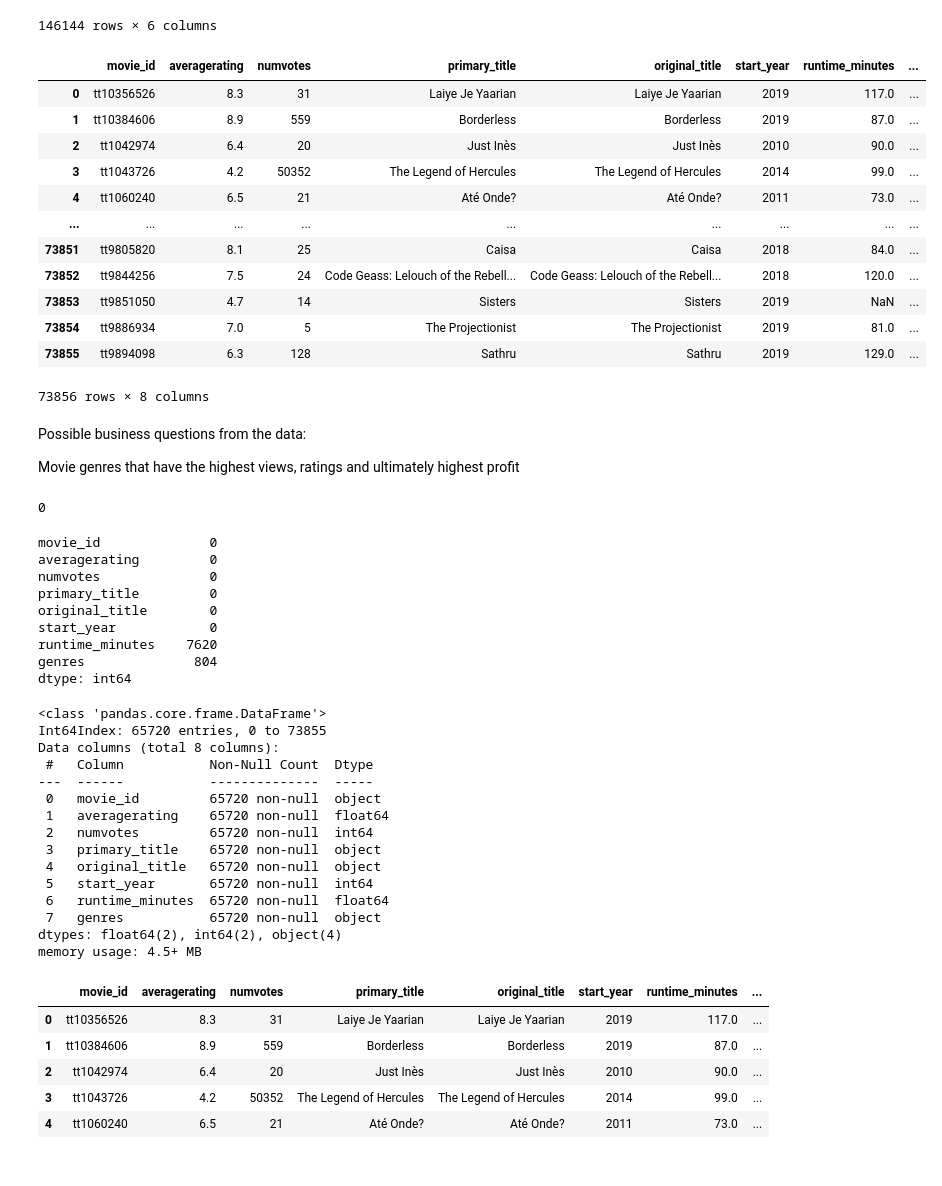
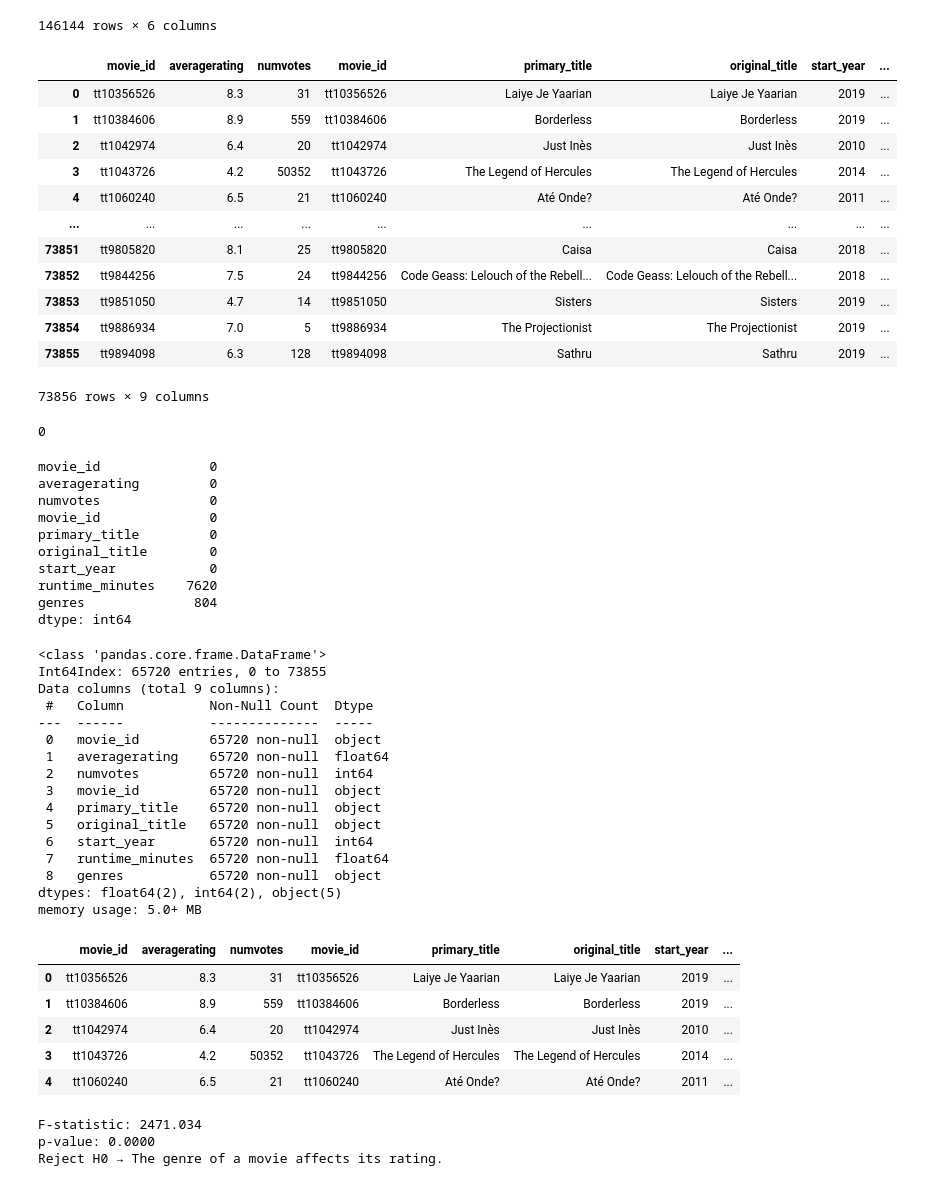
Before and after one commit to Graham-49/Phase2-project, a Jupyter notebook: notebooks/charity.ipynb, the cells around one changed output. Drawn from its saved outputs; the diff is of its cells as text; code cells hidden in the pictures.

```diff
--- a/notebooks/charity.ipynb
+++ b/notebooks/charity.ipynb
@@ -243,29 +259,25 @@ basics
 # %%
 #joining the tables into a single df
 im_df = pd.read_sql("""
                     SELECT *
                     FROM movie_ratings
                     JOIN movie_basics
-                    USING(movie_id);""", conn)
+                    ON movie_basics.movie_id = movie_ratings.movie_id;""", conn)
 im_df
 # %% [output]
-|  | movie_id | averagerating | numvotes | primary_title | original_title | start_year | runtime_minutes | ... |
-| 0 | tt10356526 | 8.3 | 31 | Laiye Je Yaarian | Laiye Je Yaarian | 2019 | 117.0 | ... |
-| 1 | tt10384606 | 8.9 | 559 | Borderless | Borderless | 2019 | 87.0 | ... |
-| 2 | tt1042974 | 6.4 | 20 | Just Inès | Just Inès | 2010 | 90.0 | ... |
-| 3 | tt1043726 | 4.2 | 50352 | The Legend of Hercules | The Legend of Hercules | 2014 | 99.0 | ... |
-| 4 | tt1060240 | 6.5 | 21 | Até Onde? | Até Onde? | 2011 | 73.0 | ... |
+|  | movie_id | averagerating | numvotes | movie_id | primary_title | original_title | start_year | ... |
+| 0 | tt10356526 | 8.3 | 31 | tt10356526 | Laiye Je Yaarian | Laiye Je Yaarian | 2019 | ... |
+| 1 | tt10384606 | 8.9 | 559 | tt10384606 | Borderless | Borderless | 2019 | ... |
+| 2 | tt1042974 | 6.4 | 20 | tt1042974 | Just Inès | Just Inès | 2010 | ... |
+| 3 | tt1043726 | 4.2 | 50352 | tt1043726 | The Legend of Hercules | The Legend of Hercules | 2014 | ... |
+| 4 | tt1060240 | 6.5 | 21 | tt1060240 | Até Onde? | Até Onde? | 2011 | ... |
 | ... | ... | ... | ... | ... | ... | ... | ... | ... |
-| 73851 | tt9805820 | 8.1 | 25 | Caisa | Caisa | 2018 | 84.0 | ... |
-| 73852 | tt9844256 | 7.5 | 24 | Code Geass: Lelouch of the Rebell... | Code Geass: Lelouch of the Rebell... | 2018 | 120.0 | ... |
-| 73853 | tt9851050 | 4.7 | 14 | Sisters | Sisters | 2019 | NaN | ... |
-| 73854 | tt9886934 | 7.0 | 5 | The Projectionist | The Projectionist | 2019 | 81.0 | ... |
-| 73855 | tt9894098 | 6.3 | 128 | Sathru | Sathru | 2019 | 129.0 | ... |
+| 73851 | tt9805820 | 8.1 | 25 | tt9805820 | Caisa | Caisa | 2018 | ... |
+| 73852 | tt9844256 | 7.5 | 24 | tt9844256 | Code Geass: Lelouch of the Rebell... | Code Geass: Lelouch of the Rebell... | 2018 | ... |
+| 73853 | tt9851050 | 4.7 | 14 | tt9851050 | Sisters | Sisters | 2019 | ... |
+| 73854 | tt9886934 | 7.0 | 5 | tt9886934 | The Projectionist | The Projectionist | 2019 | ... |
+| 73855 | tt9894098 | 6.3 | 128 | tt9894098 | Sathru | Sathru | 2019 | ... |
-73856 rows × 8 columns
+73856 rows × 9 columns
-# %% [markdown]
-Possible business questions from the data:
-
-Movie genres that have the highest views, ratings and ultimately highest profit
 # %%
 #checking for duplicates
 im_df.duplicated().sum()
@@ -278,6 +290,7 @@ im_df.isna().sum()
 movie_id              0
 averagerating         0
 numvotes              0
+movie_id              0
 primary_title         0
 original_title        0
 start_year            0
@@ -292,25 +305,26 @@ im_df.info()
 # %% [output]
 <class 'pandas.core.frame.DataFrame'>
 Int64Index: 65720 entries, 0 to 73855
-Data columns (total 8 columns):
+Data columns (total 9 columns):
  #   Column           Non-Null Count  Dtype
 ---  ------           --------------  -----
  0   movie_id         65720 non-null  object
  1   averagerating    65720 non-null  float64
  2   numvotes         65720 non-null  int64
- 3   primary_title    65720 non-null  object
- 4   original_title   65720 non-null  object
- 5   start_year       65720 non-null  int64
- 6   runtime_minutes  65720 non-null  float64
- 7   genres           65720 non-null  object
-dtypes: float64(2), int64(2), object(4)
-memory usage: 4.5+ MB
+ 3   movie_id         65720 non-null  object
+ 4   primary_title    65720 non-null  object
+ 5   original_title   65720 non-null  object
+ 6   start_year       65720 non-null  int64
+ 7   runtime_minutes  65720 non-null  float64
+ 8   genres           65720 non-null  object
+dtypes: float64(2), int64(2), object(5)
+memory usage: 5.0+ MB
 # %%
 im_df.head()
 # %% [output]
-|  | movie_id | averagerating | numvotes | primary_title | original_title | start_year | runtime_minutes | ... |
-| 0 | tt10356526 | 8.3 | 31 | Laiye Je Yaarian | Laiye Je Yaarian | 2019 | 117.0 | ... |
-| 1 | tt10384606 | 8.9 | 559 | Borderless | Borderless | 2019 | 87.0 | ... |
-| 2 | tt1042974 | 6.4 | 20 | Just Inès | Just Inès | 2010 | 90.0 | ... |
-| 3 | tt1043726 | 4.2 | 50352 | The Legend of Hercules | The Legend of Hercules | 2014 | 99.0 | ... |
-| 4 | tt1060240 | 6.5 | 21 | Até Onde? | Até Onde? | 2011 | 73.0 | ... |
+|  | movie_id | averagerating | numvotes | movie_id | primary_title | original_title | start_year | ... |
+| 0 | tt10356526 | 8.3 | 31 | tt10356526 | Laiye Je Yaarian | Laiye Je Yaarian | 2019 | ... |
+| 1 | tt10384606 | 8.9 | 559 | tt10384606 | Borderless | Borderless | 2019 | ... |
+| 2 | tt1042974 | 6.4 | 20 | tt1042974 | Just Inès | Just Inès | 2010 | ... |
+| 3 | tt1043726 | 4.2 | 50352 | tt1043726 | The Legend of Hercules | The Legend of Hercules | 2014 | ... |
+| 4 | tt1060240 | 6.5 | 21 | tt1060240 | Até Onde? | Até Onde? | 2011 | ... |
@@ -316,0 +335,13 @@ im_df.head()
+# %%
+#comparing ratings across genres using one-way ANOVA
+test_genres = ["Action","Drama","Romance","Documentary","Adventure"]
+ratings_by_genre = [im_df[im_df["genres"].str.contains(g)]["averagerating"] for g in test_genres]
+
+f_stat, p_value = f_oneway(*ratings_by_genre)
+print(f"F-statistic: {f_stat:.3f}")
+print(f"p-value: {p_value:.4f}")
+hypothesis_test(H0,H1,p_value)
+# %% [output]
+F-statistic: 2471.034
+p-value: 0.0000
+Reject H0 → The genre of a movie affects its rating.
```
Also changed, not shown: parts of 18 cells of this notebook.
